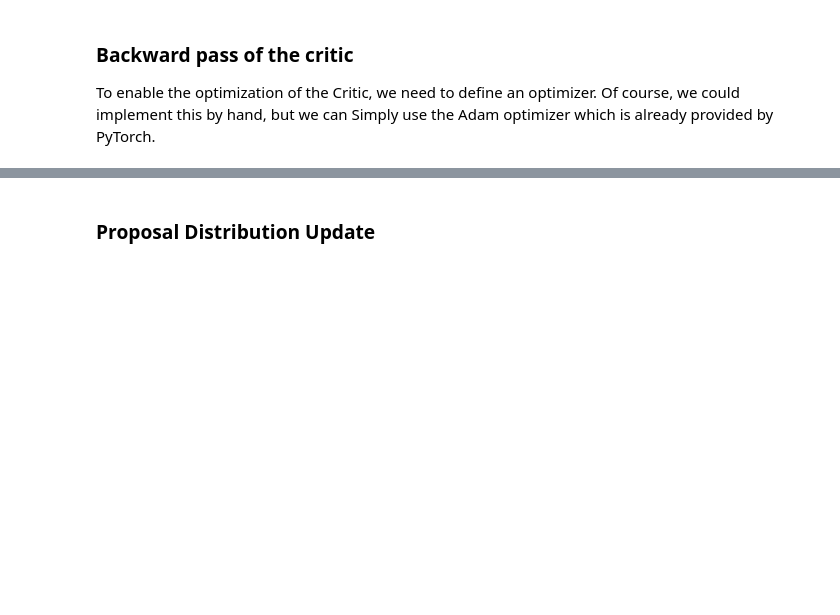
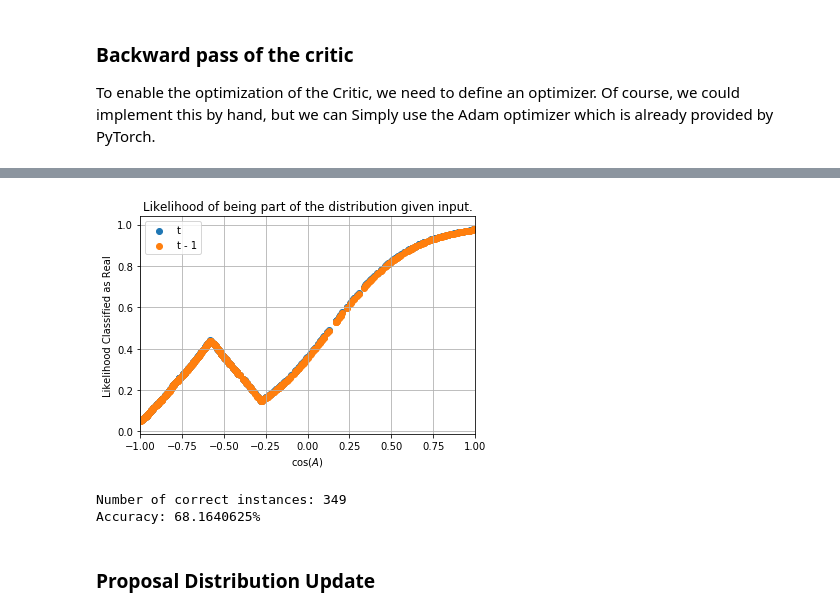
Before and after one commit to JoeriHermans/deep-learning-scripts, a Jupyter notebook: scripts/adverserial-variational-optimization/avo-notebook.ipynb, the cells around one changed output, grey strips where cells are left out. Saved outputs shown, nothing was run; the diff lists cells and outputs as text; code cells hidden in the pictures; blank space fills up the shorter version.

```diff
--- a/scripts/adverserial-variational-optimization/avo-notebook.ipynb
+++ b/scripts/adverserial-variational-optimization/avo-notebook.ipynb
@@ -379,16 +387,31 @@ plt.show()
 # %%
 new = plt.scatter(x.data.numpy(), y.data.numpy())
 old = plt.scatter(x.data.numpy(), y_old.data.numpy())
 plt.legend([new, old], ['t', 't - 1'])
 plt.xlabel(r"$\cos(A)$")
 plt.ylabel("Likelihood Classified as Real")
 plt.title("Likelihood of being part of the distribution given input.")
 plt.xlim([-1, 1])
 plt.grid(True)
 plt.show()
-y_old = y
+# %% [output]
+[figure, added]
 # %%
 y_old = y
+# %%
+correct = 0
+for e in y_r.data.numpy():
+    if e > 0.5:
+        correct += 1
+for e in y_g.data.numpy():
+    if e < 0.5:
+        correct += 1
+
+print("Number of correct instances: " + str(correct))
+print("Accuracy: " + str(correct / batch_size * 100) + "%")
+# %% [output]
+Number of correct instances: 349
+Accuracy: 68.1640625%
 # %% [markdown]
 ### Proposal Distribution Update
 # %% [markdown]
```
Also changed, not shown: parts of 17 cells of this notebook.
